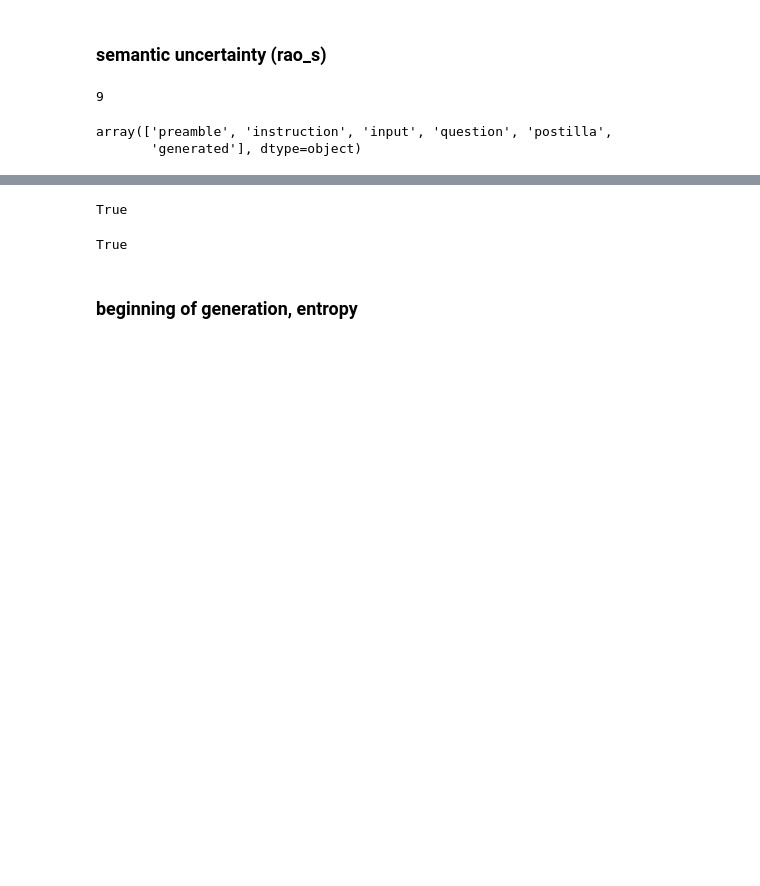
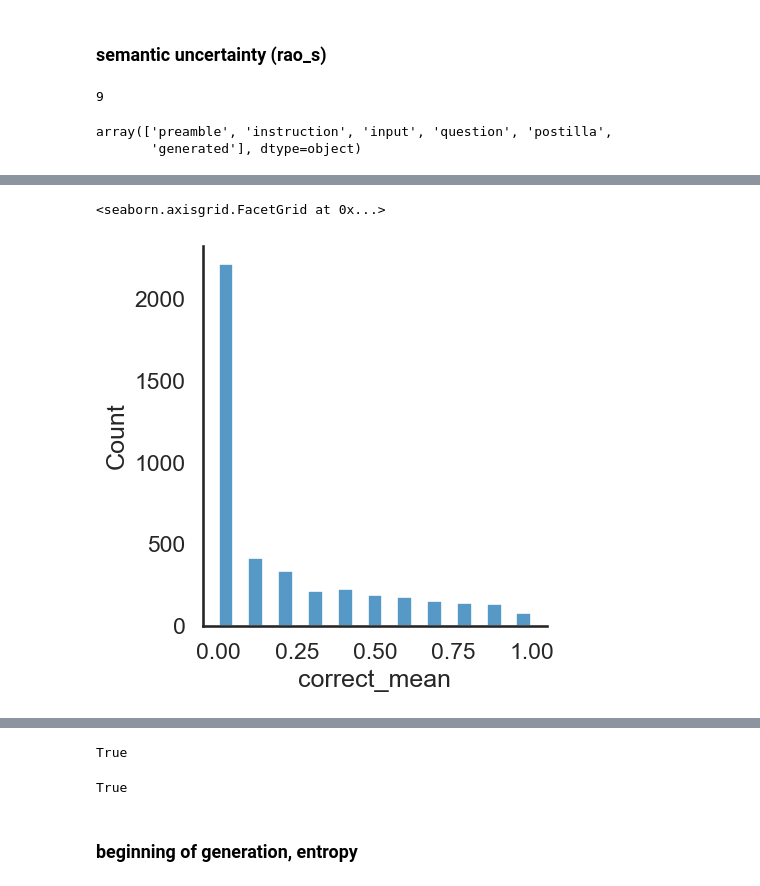
Before and after one commit to carloalbertobono/llm-uncertainty, a Jupyter notebook: pipeline-regressor.ipynb, the cells around one changed output, grey strips where cells are left out. Cells and saved outputs as stored; diff of their text form; code cells hidden in the pictures; blank space fills up the shorter version.

```diff
--- a/pipeline-regressor.ipynb
+++ b/pipeline-regressor.ipynb
@@ -199,3 +202,8 @@ X.loc[:,X.nunique()!=1].shape
+# %%
+sns.displot(ds.correct_mean)
+# %% [output]
+<seaborn.axisgrid.FacetGrid at 0x...>
+[figure, added]
 # %%
 sns.displot(y)
 # %% [output]
```
Also changed, not shown: parts of 21 cells of this notebook, 7 other files.
